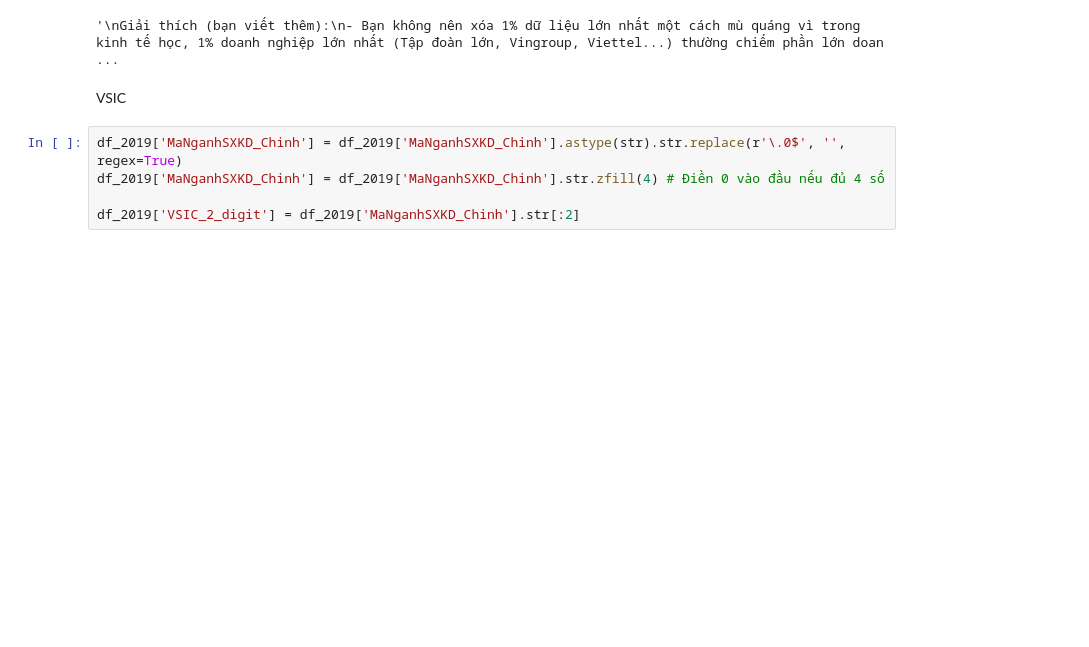
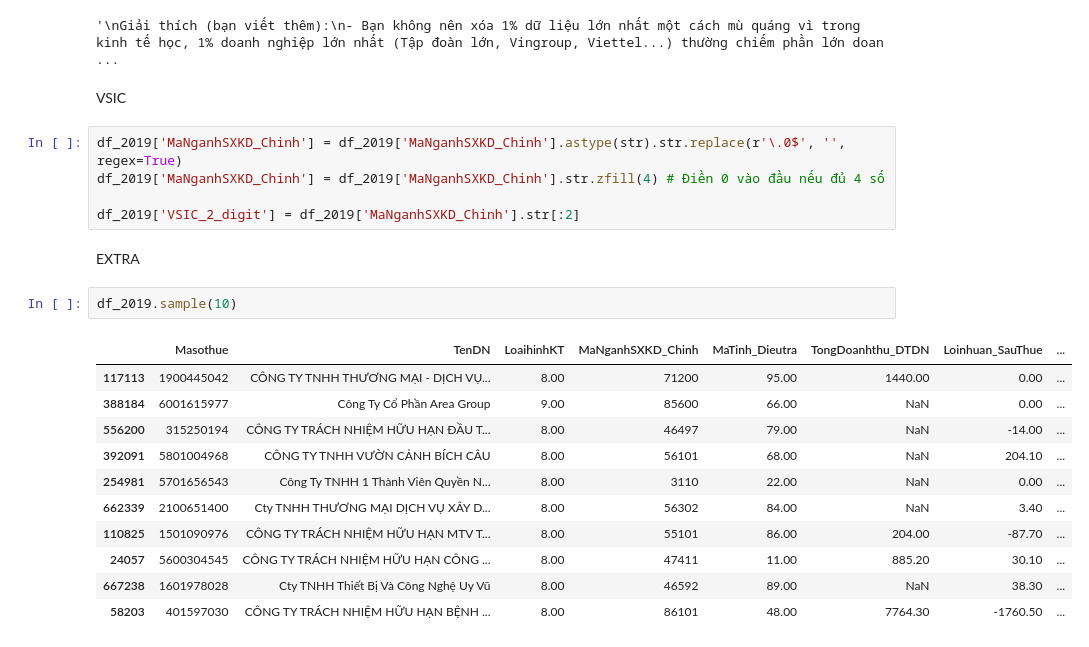
Before and after one commit to Gervasio19/data-prepare-and-visualize, a Jupyter notebook: Tutor2.ipynb, the cells around one changed output. Cells and saved outputs as stored; diff of their text form; blank space fills up the shorter version.

```diff
--- a/Tutor2.ipynb
+++ b/Tutor2.ipynb
@@ -167,3 +167,19 @@ df_2019['MaNganhSXKD_Chinh'] = df_2019['MaNganhSXKD_Chinh'].astype(str).str.repl
 df_2019['MaNganhSXKD_Chinh'] = df_2019['MaNganhSXKD_Chinh'].str.zfill(4) # Điền 0 vào đầu nếu đủ 4 số
 
 df_2019['VSIC_2_digit'] = df_2019['MaNganhSXKD_Chinh'].str[:2]
+# %% [markdown]
+EXTRA
+# %%
+df_2019.sample(10)
+# %% [output]
+|  | Masothue | TenDN | LoaihinhKT | MaNganhSXKD_Chinh | MaTinh_Dieutra | TongDoanhthu_DTDN | Loinhuan_SauThue | ... |
+| 117113 | 1900445042 | CÔNG TY TNHH THƯƠNG MẠI - DỊCH VỤ... | 8.00 | 71200 | 95.00 | 1440.00 | 0.00 | ... |
+| 388184 | 6001615977 | Công Ty Cổ Phần Area Group | 9.00 | 85600 | 66.00 | NaN | 0.00 | ... |
+| 556200 | 315250194 | CÔNG TY TRÁCH NHIỆM HỮU HẠN ĐẦU T... | 8.00 | 46497 | 79.00 | NaN | -14.00 | ... |
+| 392091 | 5801004968 | CÔNG TY TNHH VƯỜN CẢNH BÍCH CÂU | 8.00 | 56101 | 68.00 | NaN | 204.10 | ... |
+| 254981 | 5701656543 | Công Ty TNHH 1 Thành Viên Quyền N... | 8.00 | 3110 | 22.00 | NaN | 0.00 | ... |
+| 662339 | 2100651400 | Cty TNHH THƯƠNG MẠI DỊCH VỤ XÂY D... | 8.00 | 56302 | 84.00 | NaN | 3.40 | ... |
+| 110825 | 1501090976 | CÔNG TY TRÁCH NHIỆM HỮU HẠN MTV T... | 8.00 | 55101 | 86.00 | 204.00 | -87.70 | ... |
+| 24057 | 5600304545 | CÔNG TY TRÁCH NHIỆM HỮU HẠN CÔNG ... | 8.00 | 47411 | 11.00 | 885.20 | 30.10 | ... |
+| 667238 | 1601978028 | Cty TNHH Thiết Bị Và Công Nghệ Uy Vũ | 8.00 | 46592 | 89.00 | NaN | 38.30 | ... |
+| 58203 | 401597030 | CÔNG TY TRÁCH NHIỆM HỮU HẠN BỆNH ... | 8.00 | 86101 | 48.00 | 7764.30 | -1760.50 | ... |
```
Also changed, not shown: parts of 7 cells of this notebook.
